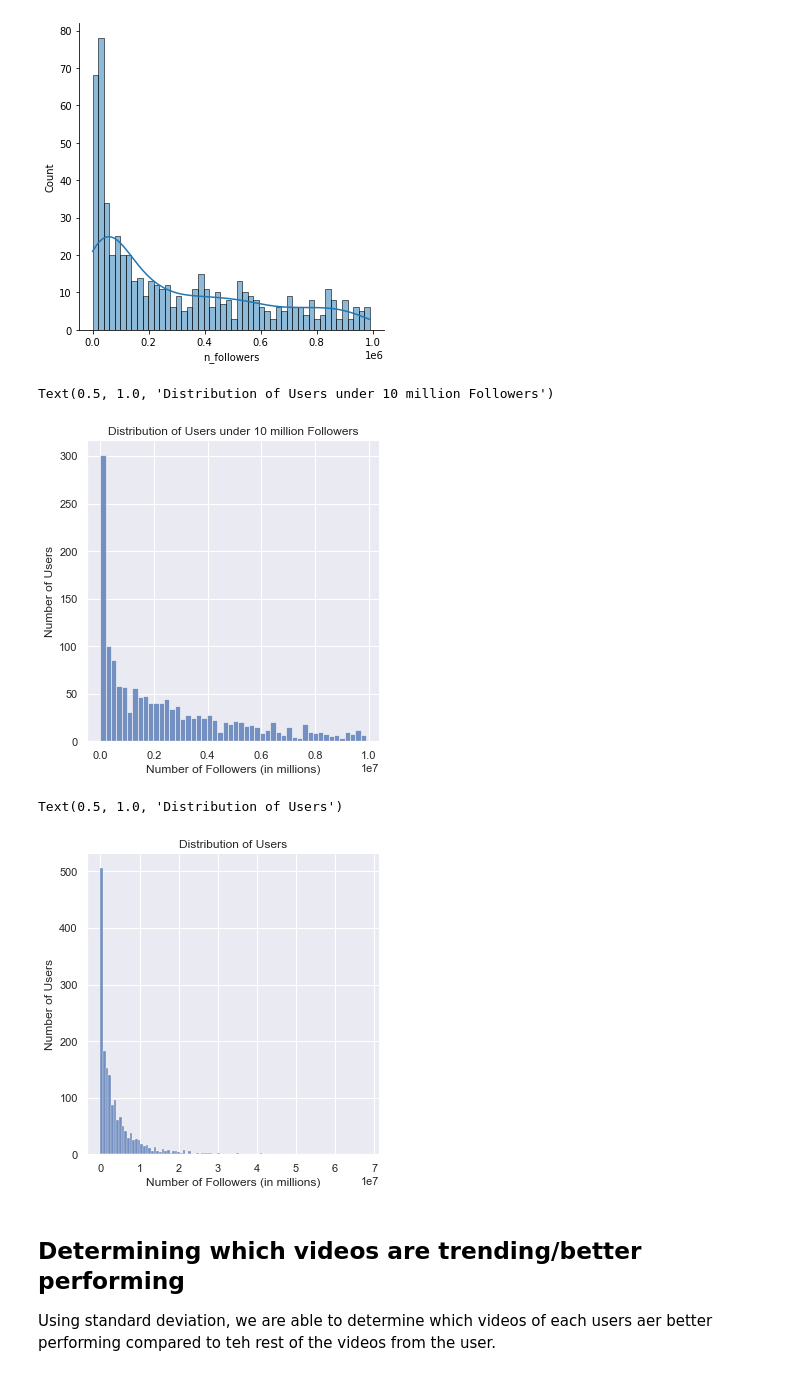
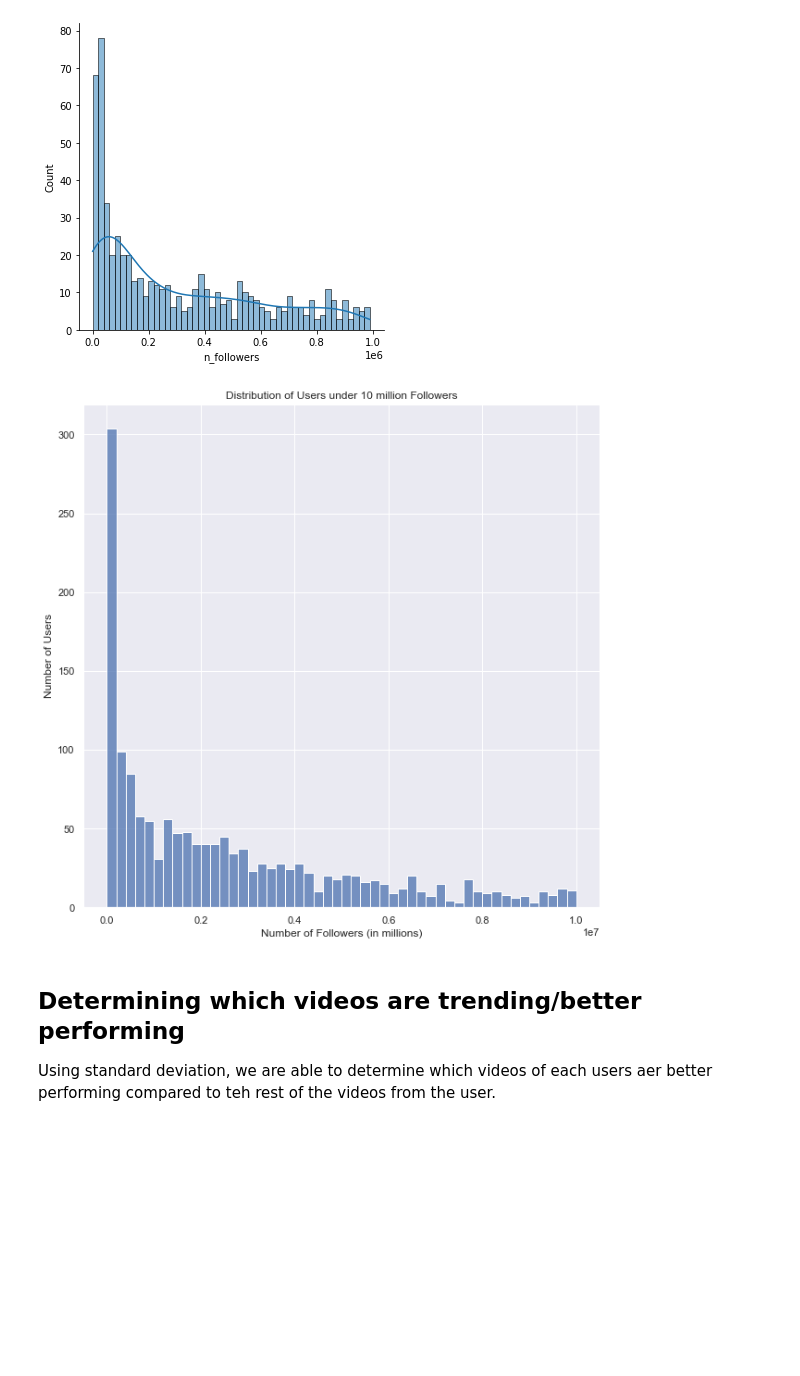
Before and after one commit to datares/TikTok_Famous, a Jupyter notebook: Analysis/Trending Videos/data_exploration.ipynb, the cells around one changed output. Cells and saved outputs as stored; diff of their text form; code cells hidden in the pictures; blank space fills up the shorter version.

```diff
--- a/Analysis/Trending Videos/data_exploration.ipynb
+++ b/Analysis/Trending Videos/data_exploration.ipynb
@@ -42,25 +42,25 @@ sns.displot(just_users[just_users['n_followers'] < 1000000], x='n_followers', bi
 <seaborn.axisgrid.FacetGrid at 0x...>
 [figure]
 # %%
+fig, ax = plt.subplots(figsize=(10,10))
+
 sns.set_theme()
-sns.displot(just_users[just_users['n_followers'] < 10000000], x='n_followers', bins=50)
+sns.histplot(just_users[just_users['n_followers'] <= 10000000], x='n_followers', bins=50, ax=ax)
 plt.ylabel('Number of Users')
 plt.xlabel('Number of Followers (in millions)')
 plt.title("Distribution of Users under 10 million Followers")
-#plt.savefig('user_followers_distr_1.png', dpi=1000, facecolor='w')
+plt.savefig('user_followers_distr_1.png', dpi=1000, facecolor='w')
 # %% [output]
-Text(0.5, 1.0, 'Distribution of Users under 10 million Followers')
-[figure, old version]
+[figure, new version]
 # %%
-sns.set_theme()
-sns.displot(just_users, x='n_followers', bins=100)
-plt.ylabel('Number of Users')
-plt.xlabel('Number of Followers (in millions)')
-plt.title("Distribution of Users")
-#plt.savefig('user_followers_distr_2.png', dpi=1000, facecolor='w')
+# fig, ax = plt.subplots(figsize=(10, 10))
+
+# sns.set_theme()
+# sns.histplot(just_users, x='n_followers', bins=100, ax=ax)
+# plt.ylabel('Number of Users')
+# plt.xlabel('Number of Followers (in millions)')
+# plt.title("Distribution of Users")
+# plt.savefig('user_followers_distr_2.png', dpi=1000, facecolor='w')
-# %% [output]
-Text(0.5, 1.0, 'Distribution of Users')
-[figure, removed]
 # %% [markdown]
 ## Determining which videos are trending/better performing
 
```
Also changed, not shown: parts of 23 cells of this notebook, 5 other files.
